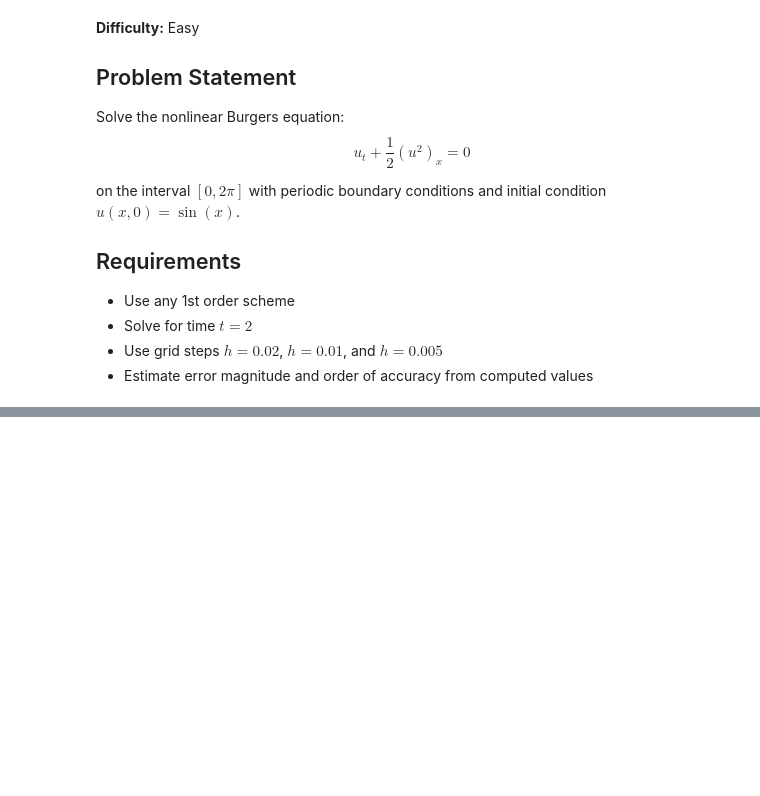
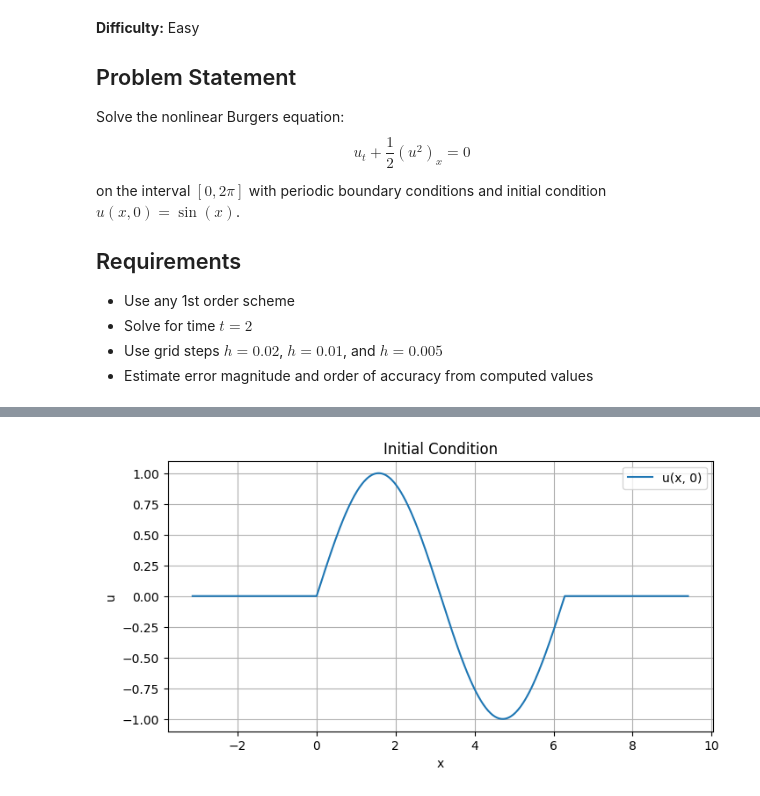
Before and after one commit to Vybornak2/finite_volume_method_1, a Jupyter notebook: tasks/task_02/solution.ipynb, the cells around one changed output, grey strips where cells are left out. Cells and saved outputs as stored; diff of their text form; code cells hidden in the pictures; blank space fills up the shorter version.

```diff
--- a/tasks/task_02/solution.ipynb
+++ b/tasks/task_02/solution.ipynb
@@ -37,0 +32,25 @@ main()
+# %%
+x0 = -np.pi
+L = 4 * np.pi
+h = 0.02  # Grid step
+N = int(np.round(L / h))
+dx = L / N
+x = np.linspace(x0, x0 + L, N, endpoint=False)
+
+
+def u0_func(x):
+    return np.where((x >= 0) & (x <= 2 * np.pi), np.sin(x), 0.0)
+
+
+u_init = u0_func(x)
+
+plt.figure(figsize=(8, 4))
+plt.plot(x, u_init, label="u(x, 0)")
+plt.title("Initial Condition")
+plt.xlabel("x")
+plt.ylabel("u")
+plt.grid(True)
+plt.legend()
+plt.show()
+# %% [output]
+[figure, added]
```
Also changed, not shown: parts of 13 cells of this notebook, 1 other file.
